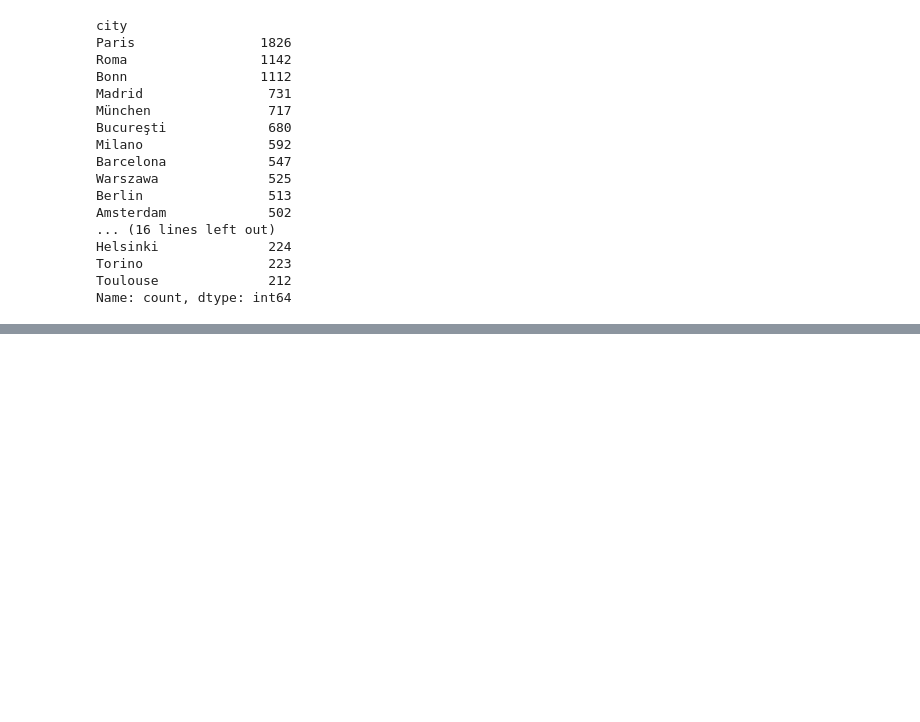
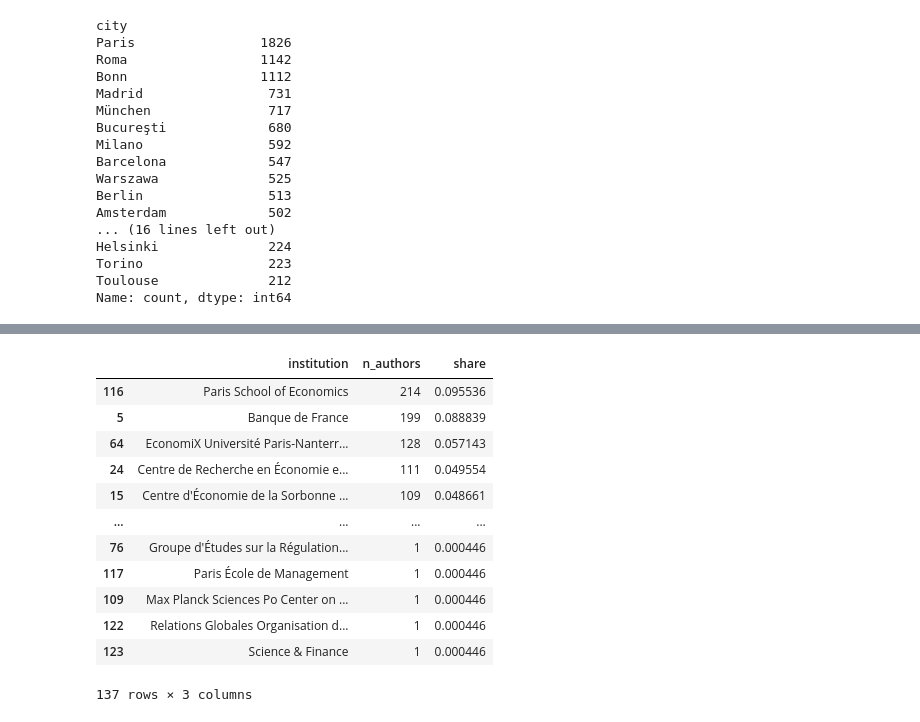
Before and after one commit to celinamadaschi/Telecom-DataAnalysis_Economics, a Jupyter notebook: Assignement 3.ipynb, the cells around one changed output, grey strips where cells are left out. Saved outputs shown, nothing was run; the diff lists cells and outputs as text; code cells hidden in the pictures; blank space fills up the shorter version.

```diff
--- a/Assignement 3.ipynb
+++ b/Assignement 3.ipynb
@@ -29,13 +58,4 @@ n_obs, n_authors, n_institutions
 # %%
-# --- Cleaning affiliation shares ---
-df['share_pct'] = (
-    df['share_pct']
-    .astype(str)
-    .str.replace('%', '', regex=False)
-    .astype(float)
-    .fillna(100)
-)
-
 # --- Constructed variables ---
 df['author_weight'] = df['share_pct'] / 100
 df['multi_affiliation'] = df['share_pct'] < 100
@@ -396,0 +542,41 @@ m.save("map_affiliations.html")
+# %%
+idf_cities = [
+    "Paris",
+    "Palaiseau",
+    "Saclay",
+    "Orsay",
+    "Gif-sur-Yvette",
+    "Massy",
+    "Nanterre",
+    "Créteil",
+    "Saint-Denis",
+    "Cachan",
+    "Évry",
+    "Versailles",
+]
+# %%
+paris_inst = (
+    df[df["city"].isin(idf_cities)]
+    .groupby("institution")
+    .size()
+    .reset_index(name="n_authors")
+    .sort_values("n_authors", ascending=False)
+)
+
+paris_inst["share"] = paris_inst["n_authors"] / paris_inst["n_authors"].sum()
+# %%
+paris_inst
+# %% [output]
+|  | institution | n_authors | share |
+| 116 | Paris School of Economics | 214 | 0.095536 |
+| 5 | Banque de France | 199 | 0.088839 |
+| 64 | EconomiX Université Paris-Nanterr... | 128 | 0.057143 |
+| 24 | Centre de Recherche en Économie e... | 111 | 0.049554 |
+| 15 | Centre d'Économie de la Sorbonne ... | 109 | 0.048661 |
+| ... | ... | ... | ... |
+| 76 | Groupe d'Études sur la Régulation... | 1 | 0.000446 |
+| 117 | Paris École de Management | 1 | 0.000446 |
+| 109 | Max Planck Sciences Po Center on ... | 1 | 0.000446 |
+| 122 | Relations Globales Organisation d... | 1 | 0.000446 |
+| 123 | Science & Finance | 1 | 0.000446 |
+137 rows × 3 columns
```
Also changed, not shown: parts of 24 cells of this notebook.
